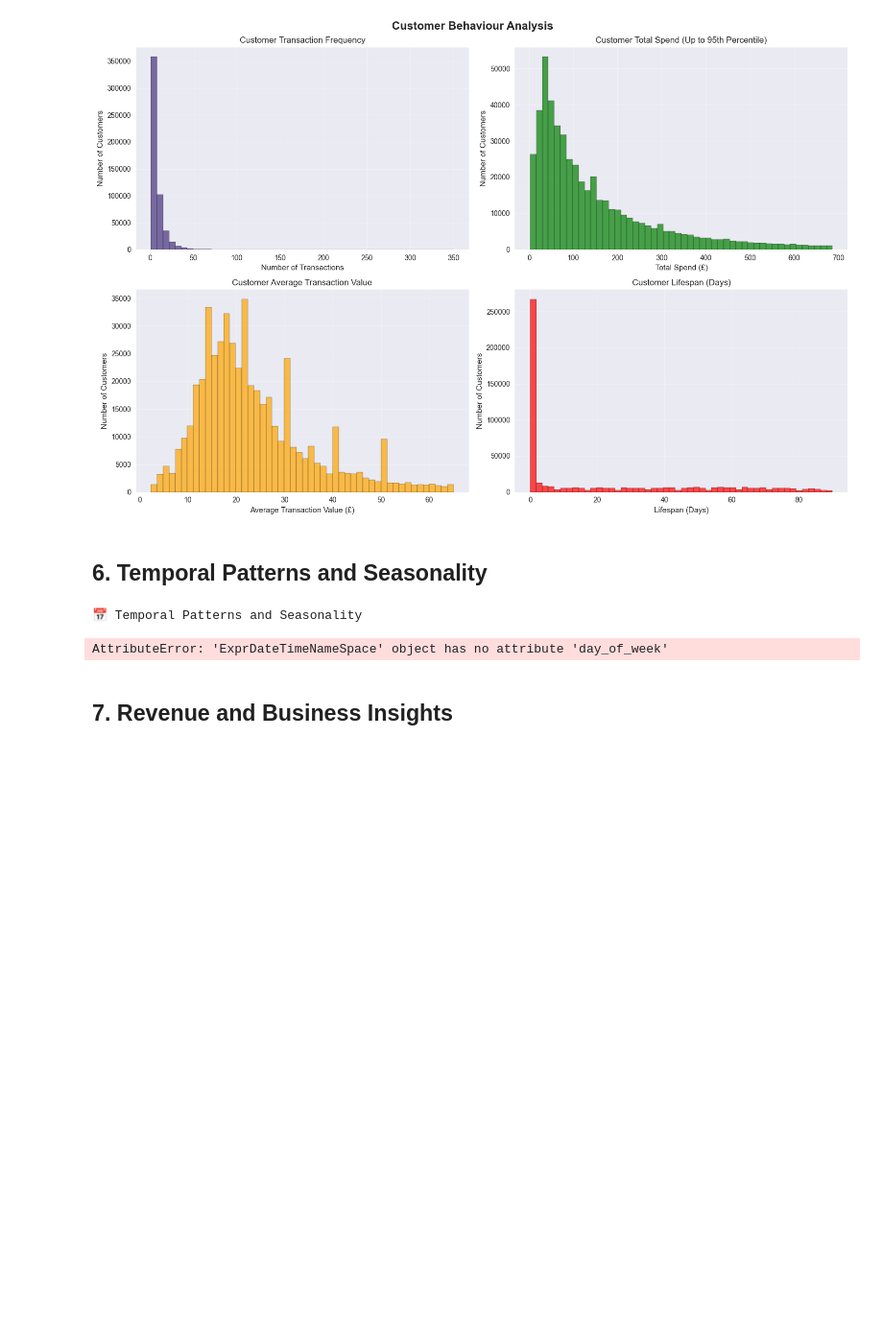
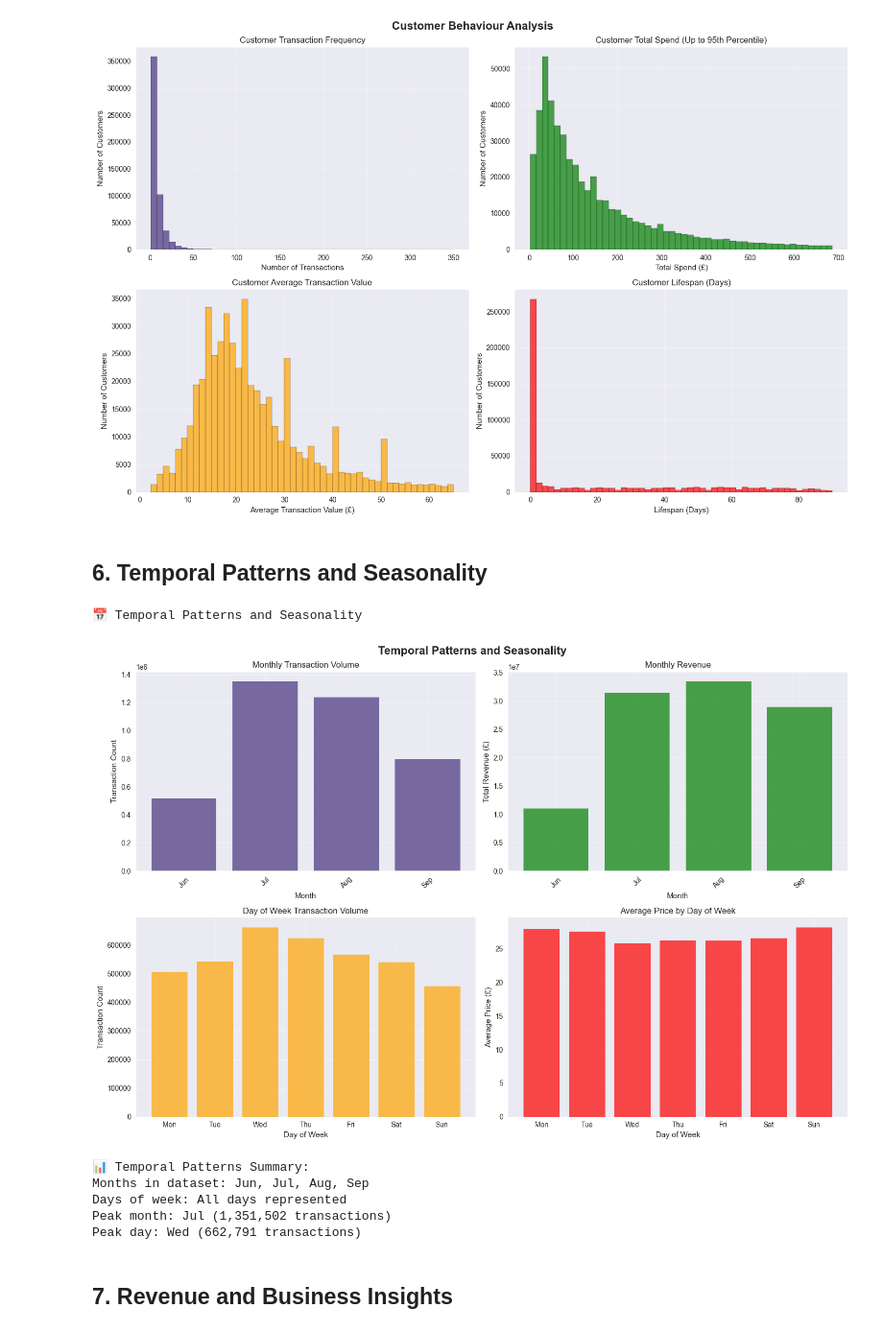
Before and after one commit to tom-gemini-cloud/h_and_m_data_analysis, a Jupyter notebook: notebooks/eda_notebooks/transactions_eda.ipynb, the cells around one changed output. Shown at 96% size. Saved outputs shown, nothing was run; the diff lists cells and outputs as text; code cells hidden in the pictures; blank space fills up the shorter version.

Commit message:
Fix Transactions EDA

```diff
--- a/notebooks/eda_notebooks/transactions_eda.ipynb
+++ b/notebooks/eda_notebooks/transactions_eda.ipynb
@@ -391,7 +392,7 @@ print("📅 Temporal Patterns and Seasonality")
 
 # Add temporal features
 df_temporal = df.with_columns([
-    pl.col('t_dat').dt.day_of_week().alias('day_of_week'),
+    pl.col('t_dat').dt.weekday().alias('day_of_week'),
     pl.col('t_dat').dt.month().alias('month'),
     pl.col('t_dat').dt.year().alias('year'),
     pl.col('t_dat').dt.quarter().alias('quarter')
@@ -427,48 +428,70 @@ fig.suptitle('Temporal Patterns and Seasonality', fontsize=16, fontweight='bold'
 monthly_pd = monthly_patterns.to_pandas()
 month_names = ['Jan', 'Feb', 'Mar', 'Apr', 'May', 'Jun',
                'Jul', 'Aug', 'Sep', 'Oct', 'Nov', 'Dec']
-axes[0, 0].bar(range(1, 13), monthly_pd['transaction_count'], alpha=0.7)
+
+# Use actual months in data
+actual_months = monthly_pd['month'].values
+actual_month_names = [month_names[m-1] for m in actual_months]
+
+axes[0, 0].bar(actual_months, monthly_pd['transaction_count'], alpha=0.7)
 axes[0, 0].set_title('Monthly Transaction Volume')
 axes[0, 0].set_xlabel('Month')
 axes[0, 0].set_ylabel('Transaction Count')
-axes[0, 0].set_xticks(range(1, 13))
-axes[0, 0].set_xticklabels(month_names, rotation=45)
+axes[0, 0].set_xticks(actual_months)
+axes[0, 0].set_xticklabels(actual_month_names, rotation=45)
 axes[0, 0].grid(True, alpha=0.3)
 
 # Monthly revenue
-axes[0, 1].bar(range(1, 13), monthly_pd['total_revenue'], alpha=0.7, color='green')
+axes[0, 1].bar(actual_months, monthly_pd['total_revenue'], alpha=0.7, color='green')
 axes[0, 1].set_title('Monthly Revenue')
 axes[0, 1].set_xlabel('Month')
 axes[0, 1].set_ylabel('Total Revenue (£)')
-axes[0, 1].set_xticks(range(1, 13))
-axes[0, 1].set_xticklabels(month_names, rotation=45)
+axes[0, 1].set_xticks(actual_months)
+axes[0, 1].set_xticklabels(actual_month_names, rotation=45)
 axes[0, 1].grid(True, alpha=0.3)
 
 # Day of week patterns
 dow_pd = dow_patterns.to_pandas()
 dow_names = ['Mon', 'Tue', 'Wed', 'Thu', 'Fri', 'Sat', 'Sun']
-axes[1, 0].bar(range(1, 8), dow_pd['transaction_count'], alpha=0.7, color='orange')
+
+# Use actual days in data
+actual_days = dow_pd['day_of_week'].values
+actual_day_names = [dow_names[d-1] for d in actual_days]
+
+axes[1, 0].bar(actual_days, dow_pd['transaction_count'], alpha=0.7, color='orange')
 axes[1, 0].set_title('Day of Week Transaction Volume')
 axes[1, 0].set_xlabel('Day of Week')
 axes[1, 0].set_ylabel('Transaction Count')
-axes[1, 0].set_xticks(range(1, 8))
-axes[1, 0].set_xticklabels(dow_names)
+axes[1, 0].set_xticks(actual_days)
+axes[1, 0].set_xticklabels(actual_day_names)
 axes[1, 0].grid(True, alpha=0.3)
 
 # Average price by day of week
-axes[1, 1].bar(range(1, 8), dow_pd['avg_price'], alpha=0.7, color='red')
+axes[1, 1].bar(actual_days, dow_pd['avg_price'], alpha=0.7, color='red')
 axes[1, 1].set_title('Average Price by Day of Week')
 axes[1, 1].set_xlabel('Day of Week')
 axes[1, 1].set_ylabel('Average Price (£)')
-axes[1, 1].set_xticks(range(1, 8))
-axes[1, 1].set_xticklabels(dow_names)
+axes[1, 1].set_xticks(actual_days)
+axes[1, 1].set_xticklabels(actual_day_names)
 axes[1, 1].grid(True, alpha=0.3)
 
 plt.tight_layout()
 plt.show()
+
+# Print temporal patterns summary
+print(f"\n📊 Temporal Patterns Summary:")
+print(f"Months in dataset: {', '.join(actual_month_names)}")
+print(f"Days of week: All days represented")
+print(f"Peak month: {actual_month_names[monthly_pd['transaction_count'].idxmax()]} ({monthly_pd['transaction_count'].max():,} transactions)")
+print(f"Peak day: {actual_day_names[dow_pd['transaction_count'].idxmax()]} ({dow_pd['transaction_count'].max():,} transactions)")
 # %% [output]
 📅 Temporal Patterns and Seasonality
+[figure, added]
-AttributeError: 'ExprDateTimeNameSpace' object has no attribute 'day_of_week'
+📊 Temporal Patterns Summary:
+Months in dataset: Jun, Jul, Aug, Sep
+Days of week: All days represented
+Peak month: Jul (1,351,502 transactions)
+Peak day: Wed (662,791 transactions)
 # %% [markdown]
 ## 7. Revenue and Business Insights
 # %%
```
Also changed, not shown: parts of 3 cells of this notebook, 1 other file.
